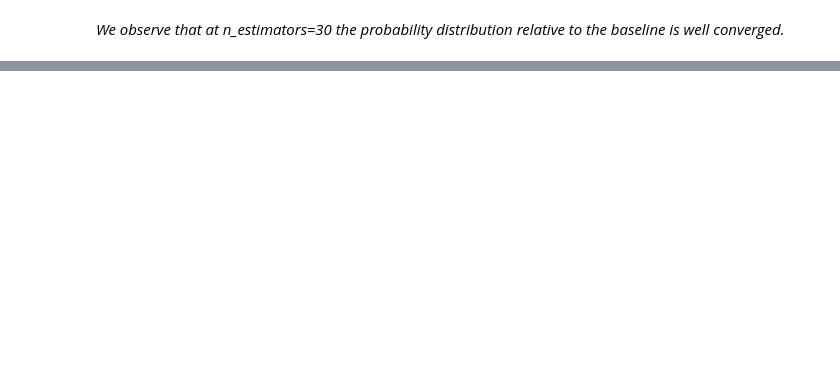
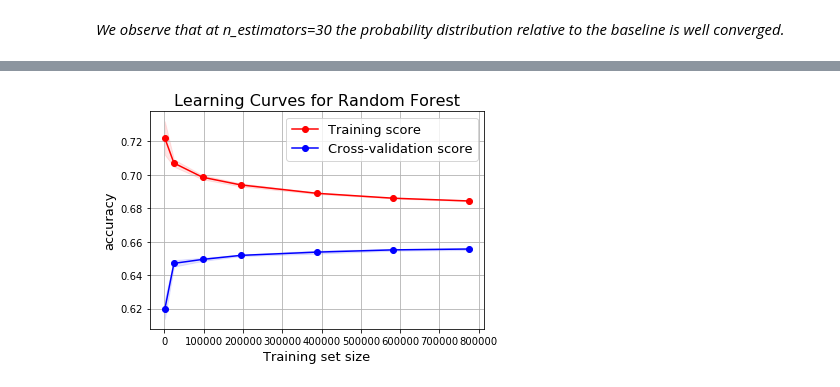
Before and after one commit to adrian-soto/HSinspect, a Jupyter notebook: model.ipynb, the cells around one changed output, grey strips where cells are left out. Saved outputs shown, nothing was run; the diff lists cells and outputs as text; code cells hidden in the pictures; blank space fills up the shorter version.

```diff
--- a/model.ipynb
+++ b/model.ipynb
@@ -535,0 +496,99 @@ plt.savefig('./KLconvergence.png',  bbox_inches='tight', dpi=500)
+# %%
+# Is the model well converged relative to the number of data points?
+# Let's generate the learning curve. Code adapted from sklearn's documentation:
+# http://scikit-learn.org/stable/auto_examples/model_selection/plot_learning_curve.html#sphx-glr-auto-examples-model-selection-plot-learning-curve-py
+import time
+from sklearn.model_selection import learning_curve
+from sklearn.model_selection import ShuffleSplit
+
+
+def plot_learning_curve(estimator, title, X, y, ylim=None, cv=None,
+                        train_sizes=np.linspace(.1, 1.0, 5), scorer='accuracy', n_jobs=1, fontsize=15):
+    """
+    Generate a simple plot of the test and training learning curve.
+
+    Parameters
+    ----------
+    estimator : object type that implements the "fit" and "predict" methods
+        An object of that type which is cloned for each validation.
+
+    title : string
+        Title for the chart.
+
+    X : array-like, shape (n_samples, n_features)
+        Training vector, where n_samples is the number of samples and
+        n_features is the number of features.
+
+    y : array-like, shape (n_samples) or (n_samples, n_features), optional
+        Target relative to X for classification or regression;
+        None for unsupervised learning.
+
+    ylim : tuple, shape (ymin, ymax), optional
+        Defines minimum and maximum yvalues plotted.
+
+    cv : int, cross-validation generator or an iterable, optional
+        Determines the cross-validation splitting strategy.
+        Possible inputs for cv are:
+          - None, to use the default 3-fold cross-validation,
+          - integer, to specify the number of folds.
+          - An object to be used as a cross-validation generator.
+          - An iterable yielding train/test splits.
+
+        For integer/None inputs, if ``y`` is binary or multiclass,
+        :class:`StratifiedKFold` used. If the estimator is not a classifier
+        or if ``y`` is neither binary nor multiclass, :class:`KFold` is used.
+
+        Refer :ref:`User Guide <cross_validation>` for the various
+        cross-validators that can be used here.
+
+    scoring : sklearn's scorer object label, optional
+        Scoring metric for learning curve (default 'accuracy')
+
+    n_jobs : integer, optional
+        Number of jobs to run in parallel (default 1).
+
+    fontsize: size of font for title. Axis labels and legend have a size of 3 units less.
+
+
+    """
+    plt.figure()
+    plt.title(title, fontsize=fontsize)
+    if ylim is not None:
+        plt.ylim(*ylim)
+    plt.xlabel("Training set size", fontsize=fontsize-3)
+    plt.ylabel(scorer, fontsize=fontsize-3)
+    train_sizes, train_scores, test_scores = learning_curve(
+        estimator, X, y, cv=cv, n_jobs=n_jobs, train_sizes=train_sizes, scoring=scorer)
+    train_scores_mean = np.mean(train_scores, axis=1)
+    train_scores_std = np.std(train_scores, axis=1)
+    test_scores_mean = np.mean(test_scores, axis=1)
+    test_scores_std = np.std(test_scores, axis=1)
+    plt.grid()
+
+    plt.fill_between(train_sizes, train_scores_mean - train_scores_std,
+                     train_scores_mean + train_scores_std, alpha=0.1,
+                     color="r")
+    plt.fill_between(train_sizes, test_scores_mean - test_scores_std,
+                     test_scores_mean + test_scores_std, alpha=0.1, color="b")
+    plt.plot(train_sizes, train_scores_mean, 'o-', color="r",
+             label="Training score")
+    plt.plot(train_sizes, test_scores_mean, 'o-', color="b",
+             label="Cross-validation score")
+
+    plt.legend(loc="best", fontsize=fontsize-3)
+    return plt
+
+
+
+title = "Learning Curves for Random Forest"
+# Cross validation with 25 iterations to get smoother mean test and train
+# score curves, each time with 20% data randomly selected as a validation set.
+cv = ShuffleSplit(n_splits=10, test_size=0.20, random_state=int(time.time()))
+
+# Choose training sizes
+ts = (0.001, 0.025, 0.1, 0.2, 0.4, 0.6, 0.8)
+
+plot_learning_curve(clf, title, X, Y, cv=cv, train_sizes=ts , n_jobs=2, fontsize=16)
+plt.savefig('./learning_curve.png', bbox_inches='tight', dpi=500);
+# %% [output]
+[figure, added]
```
Also changed, not shown: parts of 24 cells of this notebook.
